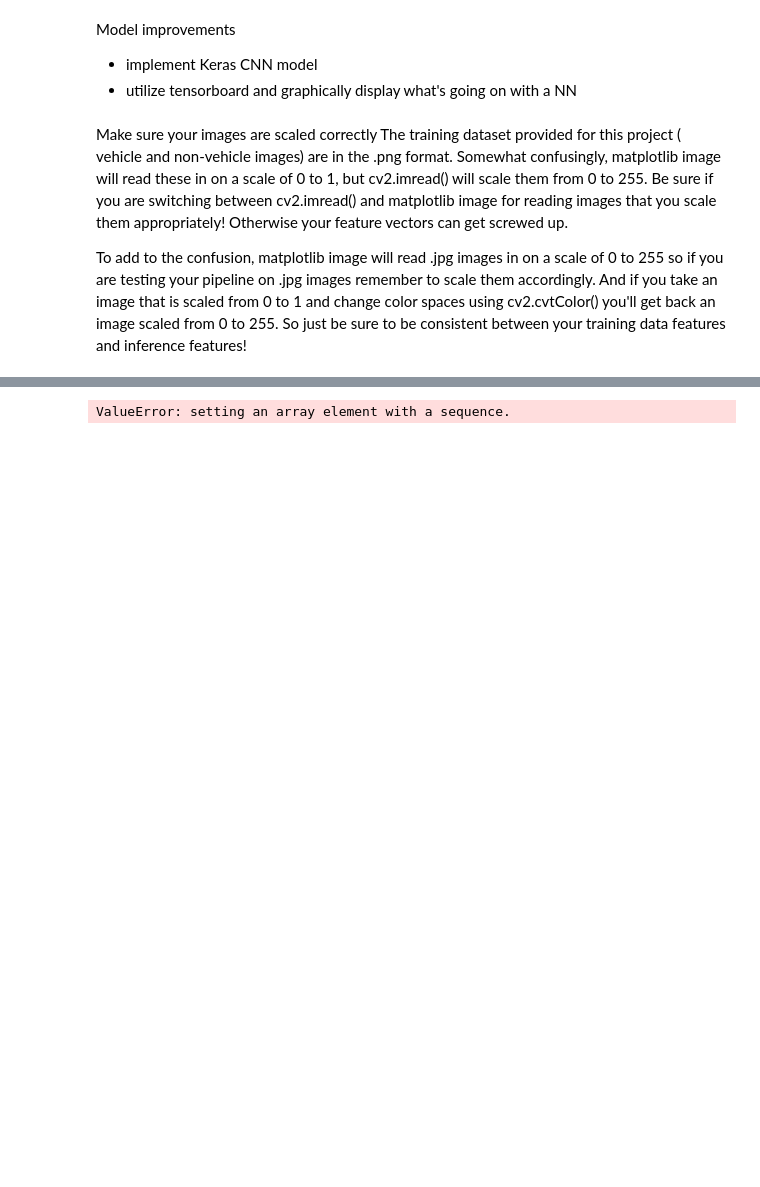
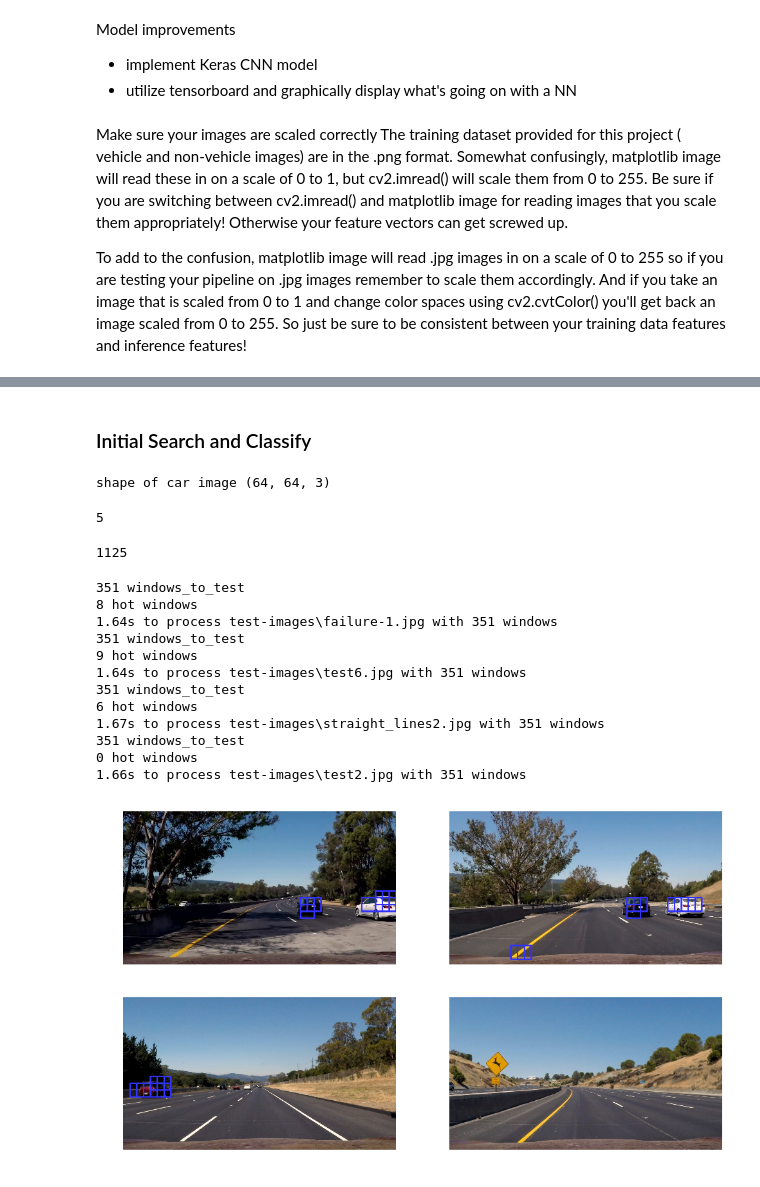
Before and after one commit to JLee21/Udacity-Self-Driving-Car-NanoDegree-Term-1, a Jupyter notebook: p5-vehicle-detection/carnd-vehicle-detection/vehicle-detection.ipynb, the cells around one changed output, grey strips where cells are left out. Saved outputs shown, nothing was run; the diff lists cells and outputs as text; code cells hidden in the pictures; blank space fills up the shorter version.

```diff
--- a/p5-vehicle-detection/carnd-vehicle-detection/vehicle-detection.ipynb
+++ b/p5-vehicle-detection/carnd-vehicle-detection/vehicle-detection.ipynb
@@ -465,12 +604,18 @@ Test Accuracy of SVC =  0.9978
 # %% [markdown]
 ### Create Model
 # %%
+# images are divided up into vehicles and non-vehicles
+cars = glob.glob(r'D:\SDC\p5-vehicle-detection\small-vehicles\vehicles-smallset/**/*.jpeg')
+notcars = glob.glob(r'D:\SDC\p5-vehicle-detection\small-non-vehicles\non-vehicles-smallset\**\*.jpeg')
+len(cars)
+len(notcars)
+
 def model():
 
     # tweak these parameters and see how the results change.
-    colorspace = 'YUV' # Can be RGB, HSV, LUV, HLS, YUV, YCrCb
+    colorspace = 'YCrCb' # Can be RGB, HSV, LUV, HLS, YUV, YCrCb
     orient = 9
-    pix_per_cell = 8
+    pix_per_cell = 16
     cell_per_block = 2
     hog_channel = 'ALL' # Can be 0, 1, 2, or "ALL"
 
@@ -483,6 +628,8 @@ def model():
                             pix_per_cell=pix_per_cell, cell_per_block=cell_per_block,
                             hog_channel=hog_channel)
     extract_time = time.time() - t
+
+    print('car_features ', len(car_features[0]))
 
     # Create an array stack of feature vectors
     X = np.vstack((car_features, notcar_features)).astype(np.float64)
@@ -498,7 +645,7 @@ def model():
     X_train, X_test, y_train, y_test = [],[],[],[]
     # Split up data into randomized training and test sets
     rand_state = np.random.randint(0, 100)
-    X_train, X_test, y_train, y_test = train_test_split(scaled_X, y, test_size=0.3)
+    X_train, X_test, y_train, y_test = train_test_split(scaled_X, y, test_size=0.05)
 
     # count the number of tests subjects
     num_car = len([x for x in y_test if x==1.0])
@@ -513,11 +660,11 @@ def model():
 
     # fit a Linear SVM
     t = time.time()
-    svm_lin = LinearSVC(C=10)
+    svm_lin = LinearSVC(C=100)
     svm_lin.fit(X_train, y_train)
     lin_time = time.time() - t
 
-    print('RBG SVM model score = {:2.5f} and time {:2.2f}'.format(svm.score(X_test, y_test), rbf_time))
+    print('RBF SVM model score = {:2.5f} and time {:2.2f}'.format(svm.score(X_test, y_test), rbf_time))
     print('Linear SVM model score = {:2.5f} and time {:2.2f}'.format(svm_lin.score(X_test, y_test), lin_time))
     print('Done!')
 
@@ -580,38 +692,74 @@ orig_shape  (720, 1280)
+# %% [markdown]
+### Initial Search and Classify
 # %%
+from sklearn.utils import shuffle
 test_images = glob.glob('test-images/*.jpg')
+# images are divided up into vehicles and non-vehicles
+cars = glob.glob(r'D:\SDC\p5-vehicle-detection\small-vehicles\vehicles-smallset/**/*.jpeg')
+notcars = glob.glob(r'D:\SDC\p5-vehicle-detection\small-non-vehicles\non-vehicles-smallset\**\*.jpeg')
+cars = cars[0:5]
+img_test = mpimg.imread(cars[0])
+print('shape of car image {}'.format(img_test.shape))
+len(cars)
+len(notcars)
+
 
 images = []
 titles = []
-y_start_stop = [None, None]
+x_start_stop = [None, None]
+y_start_stop = [375, 700]
 xy_overlap = (0.5, 0.5)
-xy_window = (128,128)
+xy_window = (64,64)
 color_space = 'YUV'
 spatial_size = (32,32) # resize img to this, and then extract color pixels
 hist_bins = 32
 hog_channel = 'ALL'
 X_scaler = X_scaler
+heatmap = []
 
-for image in test_images:
+test_images = shuffle(test_images)
+
+for image in test_images[0:4]:
     time_1 = time.time()
     img = mpimg.imread(image)
     draw_img = np.copy(img)
 
-    # pass in an image and return a list of windows corner vertices ((win_corner_1),(win_corner_2))
-    windows_to_test = slide_window(img, x_start_stop=[None, None], y_start_stop=y_start_stop,
+    # pass in an image and return a list of windows corner vertices ((top-left),(bot-right))
+    windows_to_test = slide_window(img, x_start_stop=x_start_stop, y_start_stop=y_start_stop,
                                    xy_window=xy_window, xy_overlap=xy_overlap)
 
-#     # now we have a list of all the windows that we are going to test if they have a car in them
-#     # 'search_windows' will take each window and test it
-#     # if this func predicts that the `window_to_test` is a car, it will return that window in a list
-    hot_windows = search_windows(img, windows_to_test, model, X_scaler, color_space=color_space,
+    print('{} windows_to_test'.format(len(windows_to_test)))
+
+    # now we have a list of all the windows that we are going to test if they have a car in them
+    # 'search_windows' will take each window and test it
+    # if this func predicts that the `window_to_test` is a car, it will return that window in a list
+    hot_windows = search_windows(img, windows_to_test, model, X_scaler, color_space=color_space, pix_per_cell=16,
                                  spatial_size=spatial_size, hist_bins=hist_bins, hog_channel=hog_channel)
+
+    print('{} hot windows'.format(len(hot_windows)))
 
     hot_img = draw_boxes(draw_img, hot_windows, color=(50,50,255), thick=6)
     images.append(hot_img)
-#     titles.append('')
+    titles.append(image)
+
     print('{:2.2f}s to process {} with {} windows'.format(time.time()-time_1, image, len(windows_to_test)))
 
 fig = plt.figure(figsize=(12,18))
 visualize(fig, 5, 2, images, titles)
 # %% [output]
-ValueError: setting an array element with a sequence.
+shape of car image (64, 64, 3)
+5
+1125
+351 windows_to_test
+8 hot windows
+1.64s to process test-images\failure-1.jpg with 351 windows
+351 windows_to_test
+9 hot windows
+1.64s to process test-images\test6.jpg with 351 windows
+351 windows_to_test
+6 hot windows
+1.67s to process test-images\straight_lines2.jpg with 351 windows
+351 windows_to_test
+0 hot windows
+1.66s to process test-images\test2.jpg with 351 windows
+[figure, added]
```
Also changed, not shown: parts of 26 cells of this notebook, 1 other file.
